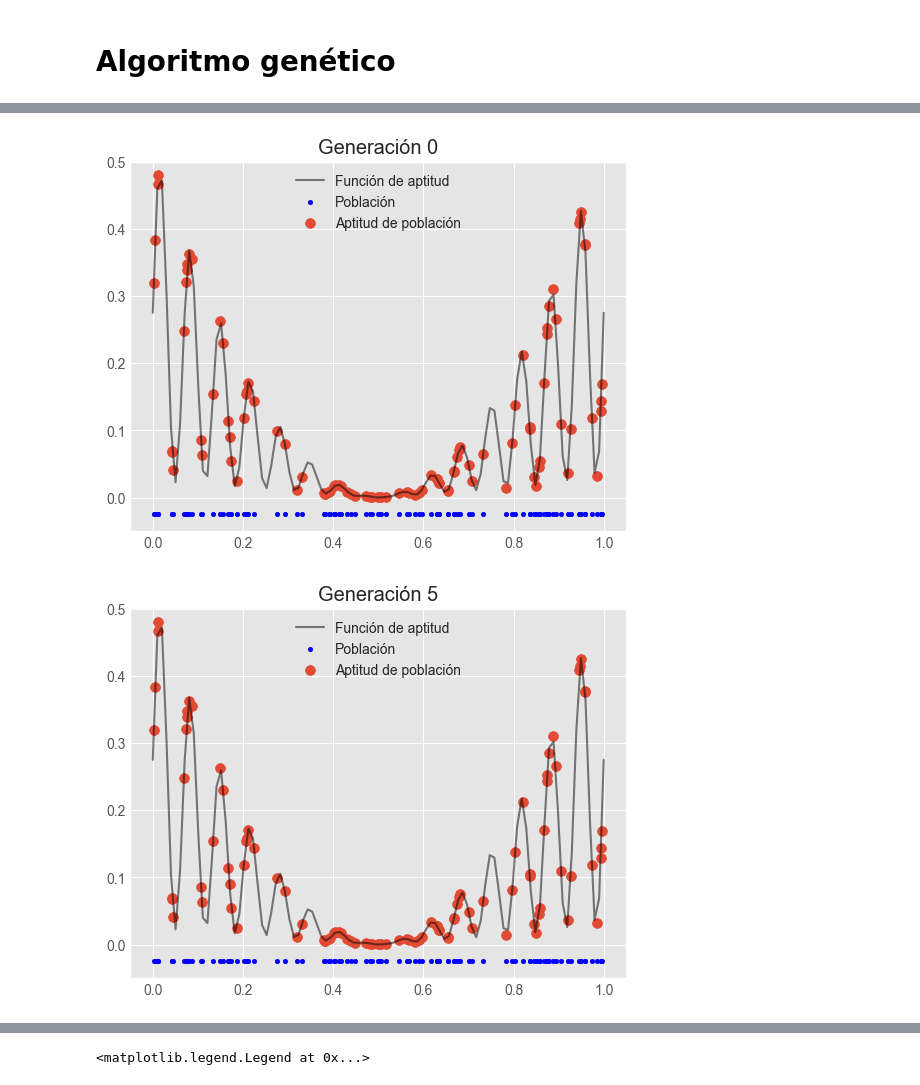
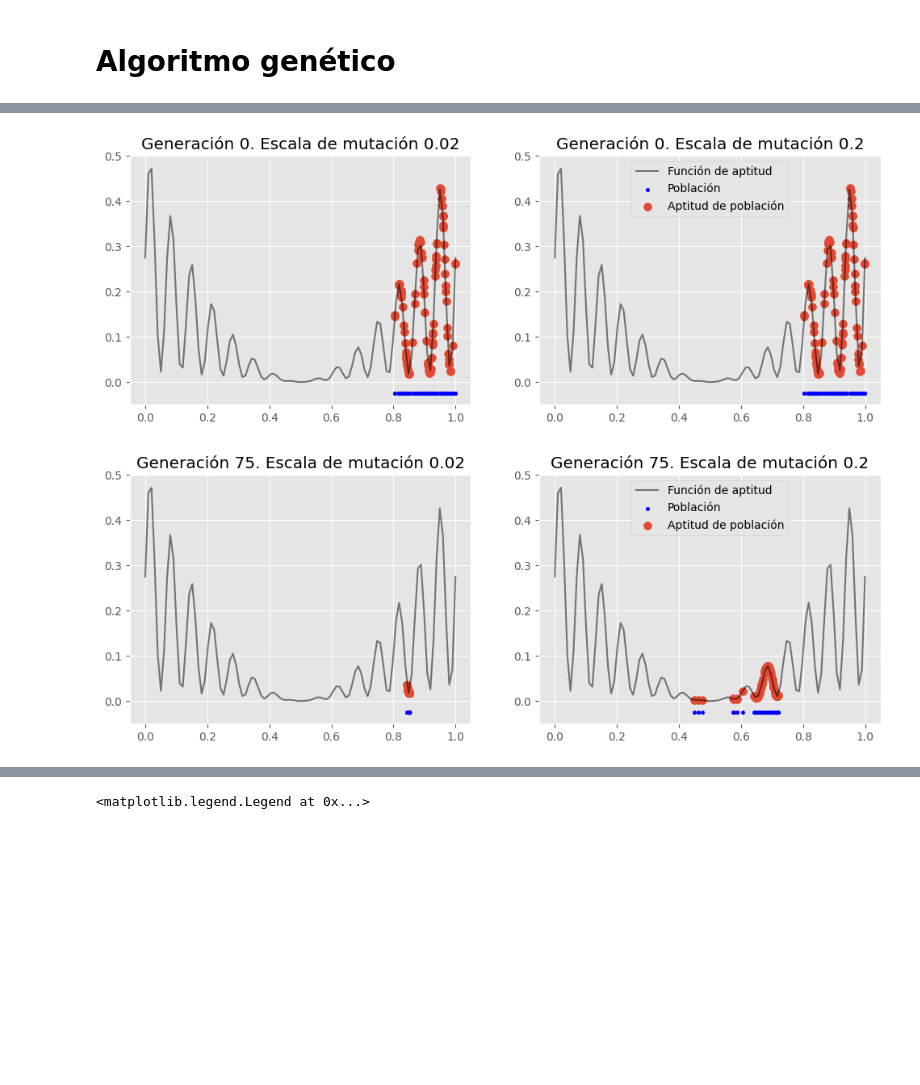
Before and after one commit to linear-regret/Tesis-Latex-LCD, a Jupyter notebook: generando_imgs_tesis.ipynb, the cells around one changed output, grey strips where cells are left out. Drawn from its saved outputs; the diff is of its cells as text; code cells hidden in the pictures; blank space fills up the shorter version.

```diff
--- a/generando_imgs_tesis.ipynb
+++ b/generando_imgs_tesis.ipynb
@@ -146,12 +205,15 @@ import numpy as np
 import matplotlib.pyplot as plt
 
 class EvolutionaryAlgorithm:
-    def __init__(self, population_size, bounds, mutation_rate, mutation_scale):
+    def __init__(self, population_size, bounds, mutation_rate, mutation_scale, population=None):
         self.population_size = population_size
         self.bounds = bounds
         self.mutation_rate = mutation_rate
         self.mutation_scale = mutation_scale
-        self.population = self.initialize_population()
+        if population is None:
+            self.population = self.initialize_population()
+        else:
+            self.population = population
         self.fitness = self.evaluate_fitness()
         self.history = [(self.population.copy(), self.fitness.copy())]
 
@@ -216,14 +278,8 @@ class EvolutionaryAlgorithm:
         plt.ylabel('Fitness')
         plt.show()
 
-# Parameters
-population_size = 100
-generations = 10
-mutation_rate = 0.01
-mutation_scale = 0.02
-bounds = (0, 1)
+
 
 # Initialize and run the evolutionary algorithm
-ea = EvolutionaryAlgorithm(population_size, bounds, mutation_rate, mutation_scale)
 
 # ea.plot_evolution()
@@ -230,15 +289,38 @@ ea = EvolutionaryAlgorithm(population_size, bounds, mutation_rate, mutation_scal
 # %%
+plt.style.use('ggplot')
+
+# Parameters
+population_size = 100
+generations = 10
+mutation_rate = 0.01
+mutation_scale = 0.02
+bounds = (0, 1)
+
+population_init = np.random.uniform(low=0.8, high=1, size=100)
+ea_crowded = EvolutionaryAlgorithm(population_size, bounds, mutation_rate, mutation_scale,population=population_init)
+ea_sparse = EvolutionaryAlgorithm(population_size, bounds, mutation_rate=0.01, mutation_scale=0.2,population=population_init)
+paso = 75
 for i in range(4):
-    pop=ea.population
-    x=np.linspace(0,1,num=100)
-    plt.plot(x, (x-0.5)**2*(1+np.sin(30 * np.pi * x))+np.abs(0.05*(x-0.5)),c='k',label='Función de aptitud',alpha=0.5)
-    plt.scatter(y=np.zeros(len(pop))-0.025,x=pop,s=10,c='b',label='Población')
-    plt.scatter(y=(pop-0.5)**2*(1+np.sin(30 * np.pi * pop))+np.abs(0.05*(pop-0.5)),x=pop,s=50,label='Aptitud de población')
-    plt.ylim([-0.05, 0.5])
-    plt.legend()
-    plt.title(f'Generación {5*i}')
-    plt.show()
-    ea.run(5*i)
+  fig, ax = plt.subplots(1, 2, figsize=(12, 4))
+  pop=ea_crowded.population
+  x=np.linspace(0,1,num=100)
+  ax[0].plot(x, (x-0.5)**2*(1+np.sin(30 * np.pi * x))+np.abs(0.05*(x-0.5)),c='k',label='Función de aptitud',alpha=0.5)
+  ax[0].scatter(y=np.zeros(len(pop))-0.025,x=pop,s=10,c='b',label='Población')
+  ax[0].scatter(y=(pop-0.5)**2*(1+np.sin(30 * np.pi * pop))+np.abs(0.05*(pop-0.5)),x=pop,s=50,label='Aptitud de población')
+  ax[0].set_ylim([-0.05, 0.5])
+  ax[0].set_title(f'Generación {paso*i}. Escala de mutación 0.02')
+  ea_crowded.run(paso)
+
+  pop=ea_sparse.population
+  x=np.linspace(0,1,num=100)
+  ax[1].plot(x, (x-0.5)**2*(1+np.sin(30 * np.pi * x))+np.abs(0.05*(x-0.5)),c='k',label='Función de aptitud',alpha=0.5)
+  ax[1].scatter(y=np.zeros(len(pop))-0.025,x=pop,s=10,c='b',label='Población')
+  ax[1].scatter(y=(pop-0.5)**2*(1+np.sin(30 * np.pi * pop))+np.abs(0.05*(pop-0.5)),x=pop,s=50,label='Aptitud de población')
+  ax[1].set_ylim([-0.05, 0.5])
+  ax[1].set_title(f'Generación {paso*i}. Escala de mutación 0.2')
+  plt.legend()
+  plt.show()
+  ea_sparse.run(paso)
 # %% [output]
-[figure, old version]
+[figure, new version]
-[figure, old version]
+[figure, new version]
```
Also changed, not shown: parts of 33 cells of this notebook, 32 other files.
